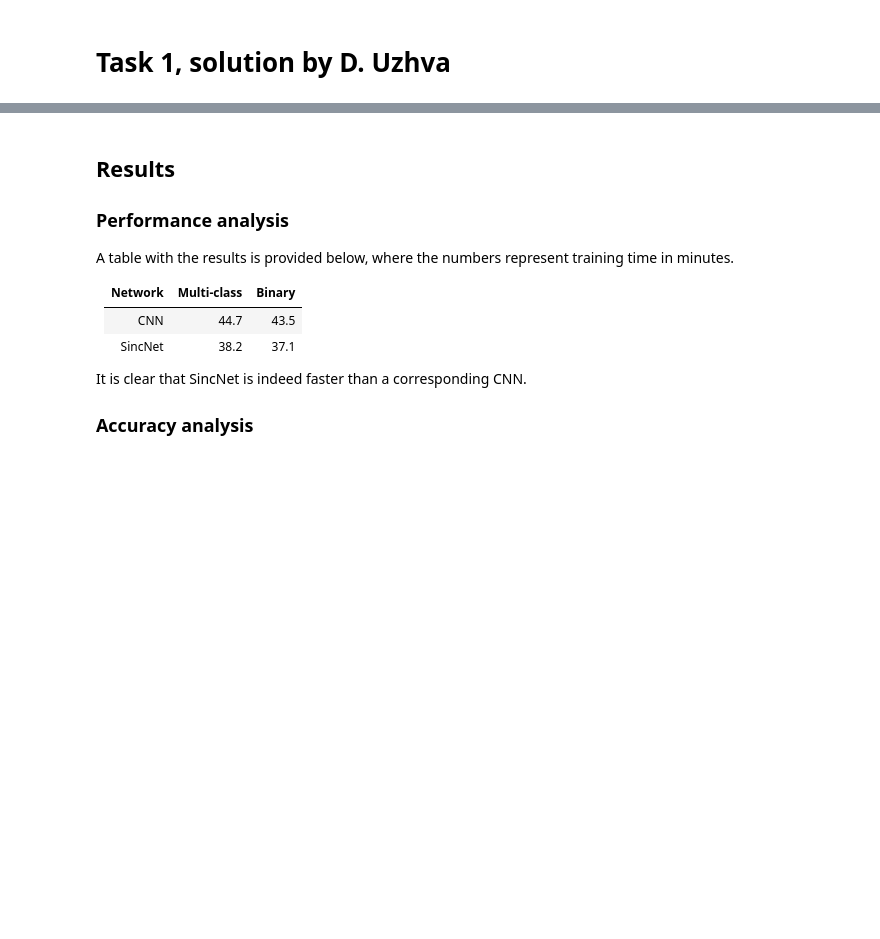
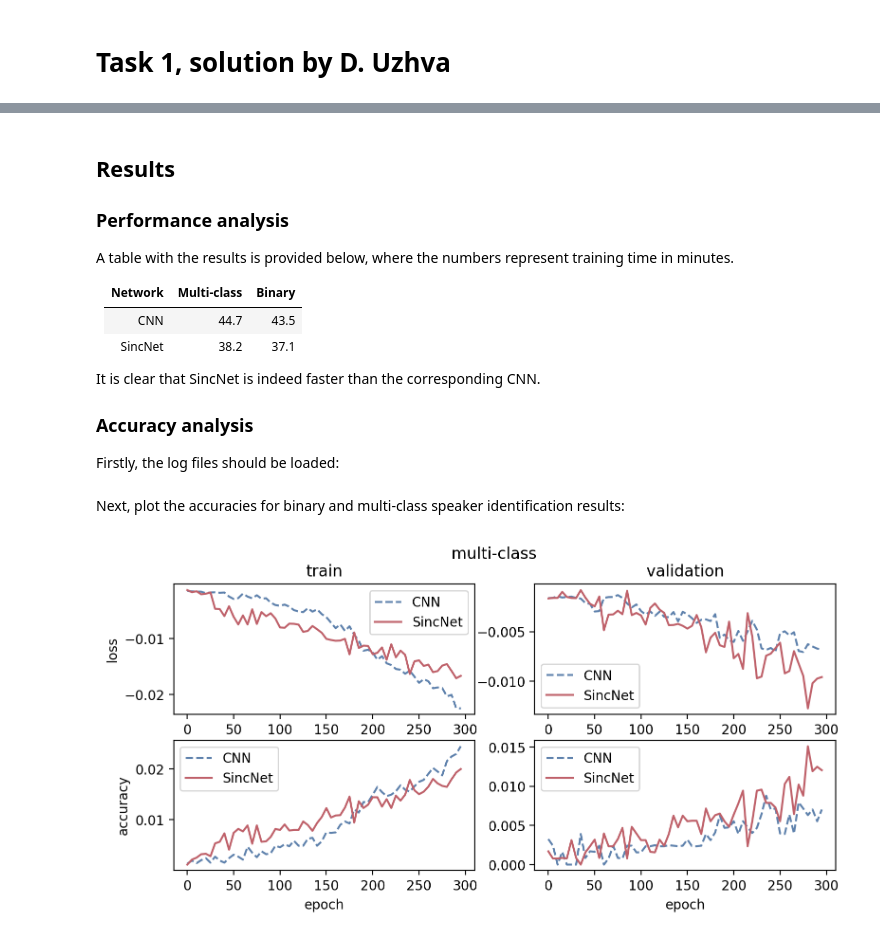
Before and after one commit to denisuzhva/vk_appres_tasks, a Jupyter notebook: task1/report.ipynb, the cells around one changed output, grey strips where cells are left out. Drawn from its saved outputs; the diff is of its cells as text; code cells hidden in the pictures; blank space fills up the shorter version.

```diff
--- a/task1/report.ipynb
+++ b/task1/report.ipynb
@@ -90,6 +98,8 @@ A table with the results is provided below, where the numbers represent training
 | CNN     | 44.7        | 43.5   |
 | SincNet | 38.2        | 37.1   |
 
-It is clear that SincNet is indeed faster than a corresponding CNN.
+It is clear that SincNet is indeed faster than the corresponding CNN.
 
 ### Accuracy analysis
+
+Firstly, the log files should be loaded:
@@ -95,0 +123,40 @@ It is clear that SincNet is indeed faster than a corresponding CNN.
+# %% [markdown]
+Next, plot the accuracies for binary and multi-class speaker identification results:
+# %%
+import matplotlib.pyplot as plt
+
+def plot_cnn_sincnet(dfs, epoch_ticks, n_classes):
+    t_or_v = ["train", "validation"]
+    l_or_a = ["loss", "accuracy"]
+
+    cnn_color = "#5E81AC"
+    sn_color = "#BF616A"
+
+    fig, ax = plt.subplots(2, 2, figsize=(9, 4), dpi=200)
+
+    for i, loa in enumerate(l_or_a):
+        for k, tov in enumerate(t_or_v):
+            cnn_data = dfs[n_classes]["CNN"][f"{tov}_{loa}"].to_numpy()
+            sn_data = dfs[n_classes]["SincNet"][f"{tov}_{loa}"].to_numpy()
+            ax[i, k].plot(epoch_ticks, cnn_data, '--', color=cnn_color, label="CNN")
+            ax[i, k].plot(epoch_ticks, sn_data, color=sn_color, label="SincNet")
+            ax[i, k].legend()
+            if i == len(t_or_v)-1:
+                ax[i, k].set_xlabel("epoch")
+            if k == 0:
+                ax[i, k].set_ylabel(f"{loa}")
+            if i == 0:
+                ax[i, k].set_title(f"{tov}")
+
+    if n_classes > 2:
+        classif_task = "multi-class"
+    else:
+        classif_task = "binary"
+
+    fig.suptitle(f"{classif_task}")
+# %%
+# Multi-class
+n_classes = 630
+plot_cnn_sincnet(dfs, epochs, n_classes)
+# %% [output]
+[figure, added]
```
Also changed, not shown: parts of 6 cells of this notebook, 8 other files.
